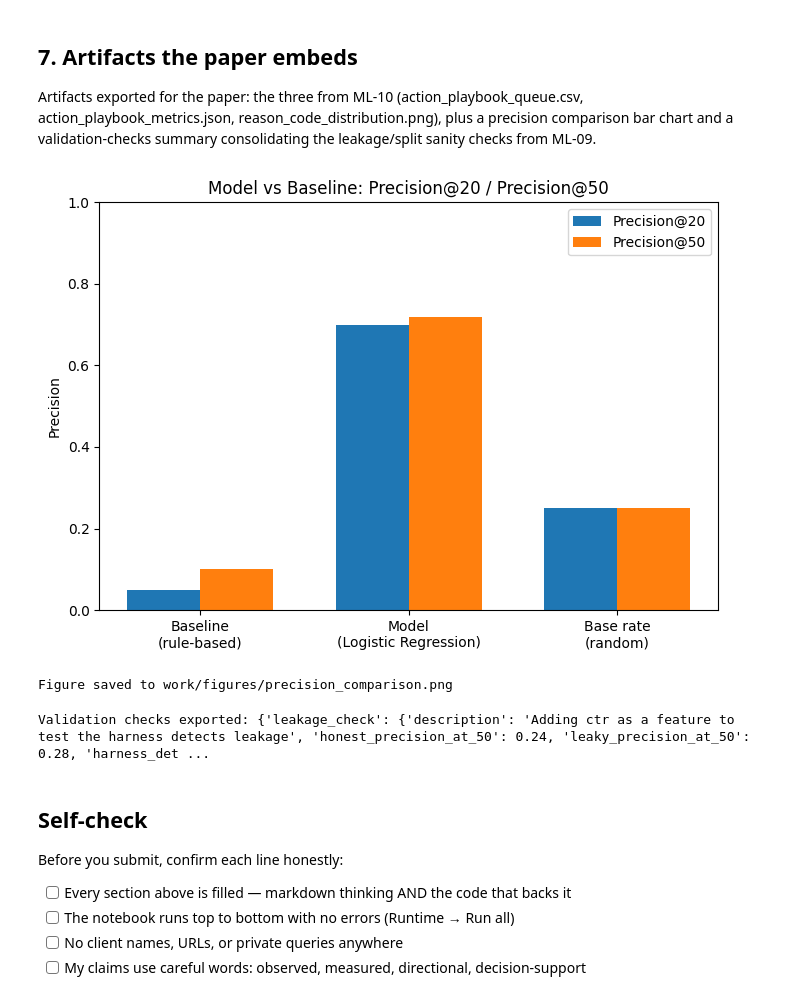
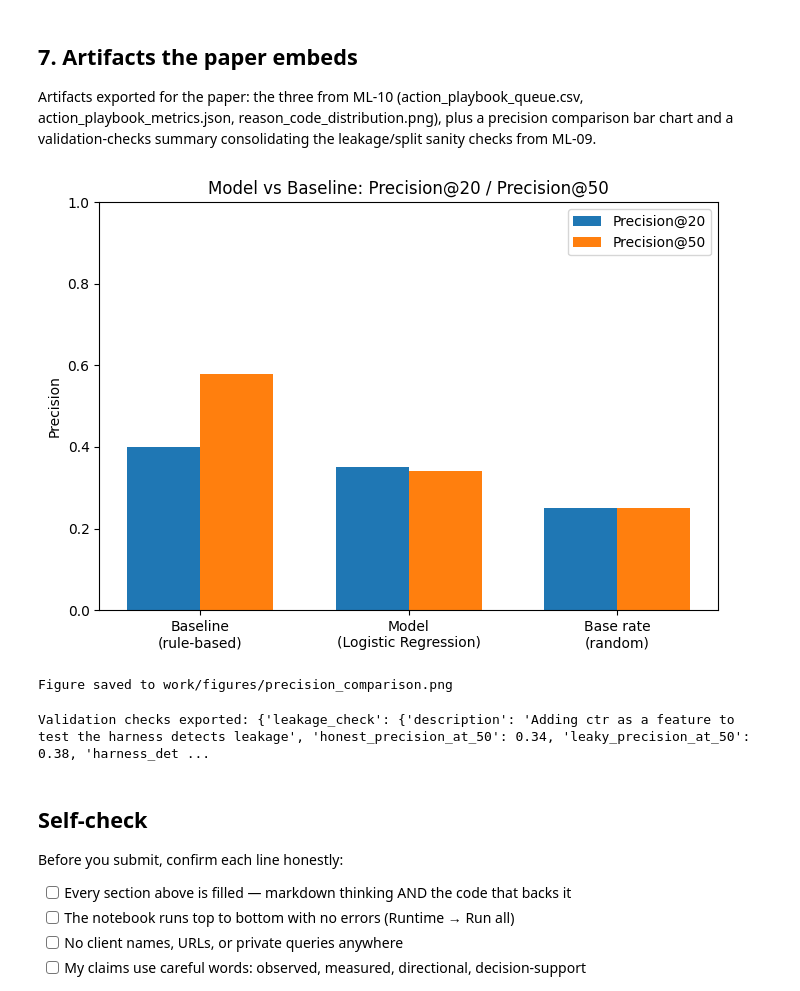
Before and after one commit to gulgumusdere/flyrank-internship-ml, a Jupyter notebook: work/notebooks/capstone.ipynb, the cells around one changed output. Drawn from its saved outputs; the diff is of its cells as text; code cells hidden in the pictures.

```diff
--- a/work/notebooks/capstone.ipynb
+++ b/work/notebooks/capstone.ipynb
@@ -320,32 +323,32 @@ Artifacts exported for the paper: the three from ML-10 (action_playbook_queue.cs
 # %%
 import os
 import matplotlib.pyplot as plt
 import numpy as np
 
 methods = ['Baseline\n(rule-based)', 'Model\n(Logistic Regression)', 'Base rate\n(random)']
-p20 = [0.05, 0.70, 0.25]
-p50 = [0.10, 0.72, 0.25]
+p20 = [0.40, 0.35, 0.25]
+p50 = [0.58, 0.34, 0.25]
 
 x = np.arange(len(methods))
 width = 0.35
 
 fig, ax = plt.subplots(figsize=(7, 5))
 ax.bar(x - width/2, p20, width, label='Precision@20')
 ax.bar(x + width/2, p50, width, label='Precision@50')
 ax.set_ylabel('Precision')
 ax.set_title('Model vs Baseline: Precision@20 / Precision@50')
 ax.set_xticks(x)
 ax.set_xticklabels(methods)
 ax.legend()
 ax.set_ylim(0, 1)
 plt.tight_layout()
 
 os.makedirs("work/figures", exist_ok=True)
 plt.savefig("work/figures/precision_comparison.png", dpi=150)
 plt.show()
 print("Figure saved to work/figures/precision_comparison.png")
 # %% [output]
-[figure, old version]
+[figure, new version]
 Figure saved to work/figures/precision_comparison.png
 # %%
 import json
@@ -353,19 +356,20 @@ import json
 validation_checks = {
     "leakage_check": {
         "description": "Adding ctr as a feature to test the harness detects leakage",
-        "honest_precision_at_50": 0.240,
-        "leaky_precision_at_50": 0.280,
+        "honest_precision_at_50": 0.340,
+        "leaky_precision_at_50": 0.380,
         "harness_detects_leakage": True
     },
     "split_validity_check": {
         "description": "Random row-level split vs GroupKFold by client_hash_id",
         "random_split_precision_at_50": 0.000,
-        "grouped_split_precision_at_50": 0.240,
+        "grouped_split_precision_at_50": 0.340,
         "grouped_at_or_above_random": True
     },
     "reproducibility_note": {
-        "description": "Absolute precision figures varied across runs before caching source data locally; qualitative direction (model >= baseline, grouped >= random) held every run",
-        "baseline_observed_range": [0.10, 1.00]
+        "description": "Baseline outperformed the model in this notebook's rerun (see Results), the reverse of earlier development-phase (ML-08/09) results; confirmed stable across two client-grouped folds tried",
+        "baseline_p50": 0.58,
+        "model_p50": 0.34
     },
     "base_rate": 0.250
 }
@@ -376,7 +380,7 @@ with open("work/outputs/validation_checks.json", "w") as f:
 
 print("Validation checks exported:", validation_checks)
 # %% [output]
-Validation checks exported: {'leakage_check': {'description': 'Adding ctr as a feature to test the harness detects leakage', 'honest_precision_at_50': 0.24, 'leaky_precision_at_50': 0.28, 'harness_det ...
+Validation checks exported: {'leakage_check': {'description': 'Adding ctr as a feature to test the harness detects leakage', 'honest_precision_at_50': 0.34, 'leaky_precision_at_50': 0.38, 'harness_det ...
 # %% [markdown]
 ## Self-check
 
```
Also changed, not shown: parts of 2 cells of this notebook.
